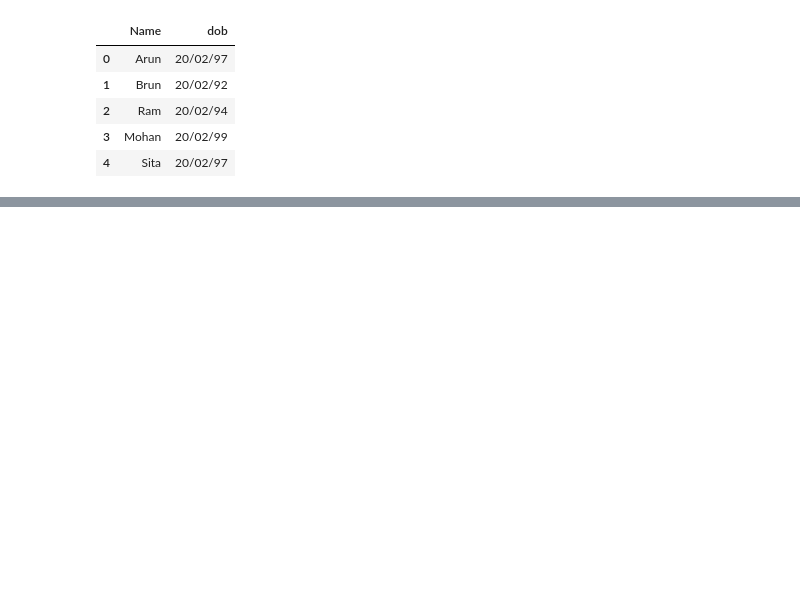
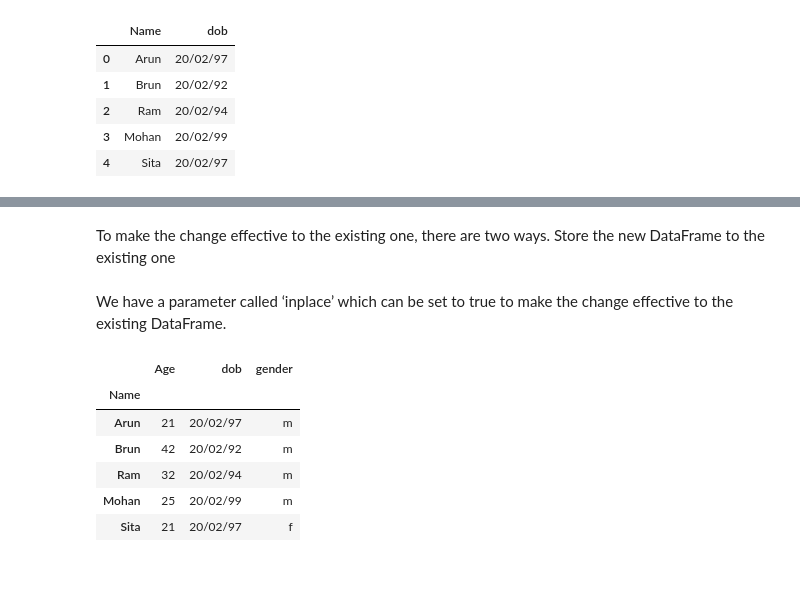
Before and after one commit to chitranjanit/dirty-your-hands-on-ml, a Jupyter notebook: ml-base/pandas/ex-1 ( Crating dataframe using directionary data ).ipynb, the cells around one changed output, grey strips where cells are left out. Cells and saved outputs as stored; diff of their text form; code cells hidden in the pictures; blank space fills up the shorter version.

```diff
--- a/ml-base/pandas/ex-1 ( Crating dataframe using directionary data ).ipynb
+++ b/ml-base/pandas/ex-1 ( Crating dataframe using directionary data ).ipynb
@@ -258,0 +409,20 @@ df[['Name','dob']].head()
+# %% [markdown]
+To make the change effective to the existing one, there are two ways.
+Store the new DataFrame to the existing one
+# %% [markdown]
+We have a parameter called ‘inplace’ which can be set to true to make the
+change effective to the existing DataFrame.
+# %%
+df.set_index('Name',inplace=True)
+# %%
+df.head()
+# %% [output]
+|  | Age | dob | gender |
+| Name |  |  |  |
+| Arun | 21 | 20/02/97 | m |
+| Brun | 42 | 20/02/92 | m |
+| Ram | 32 | 20/02/94 | m |
+| Mohan | 25 | 20/02/99 | m |
+| Sita | 21 | 20/02/97 | f |
+# %% [markdown]
+##
```
Also changed, not shown: parts of 38 cells of this notebook, 3 other files.
